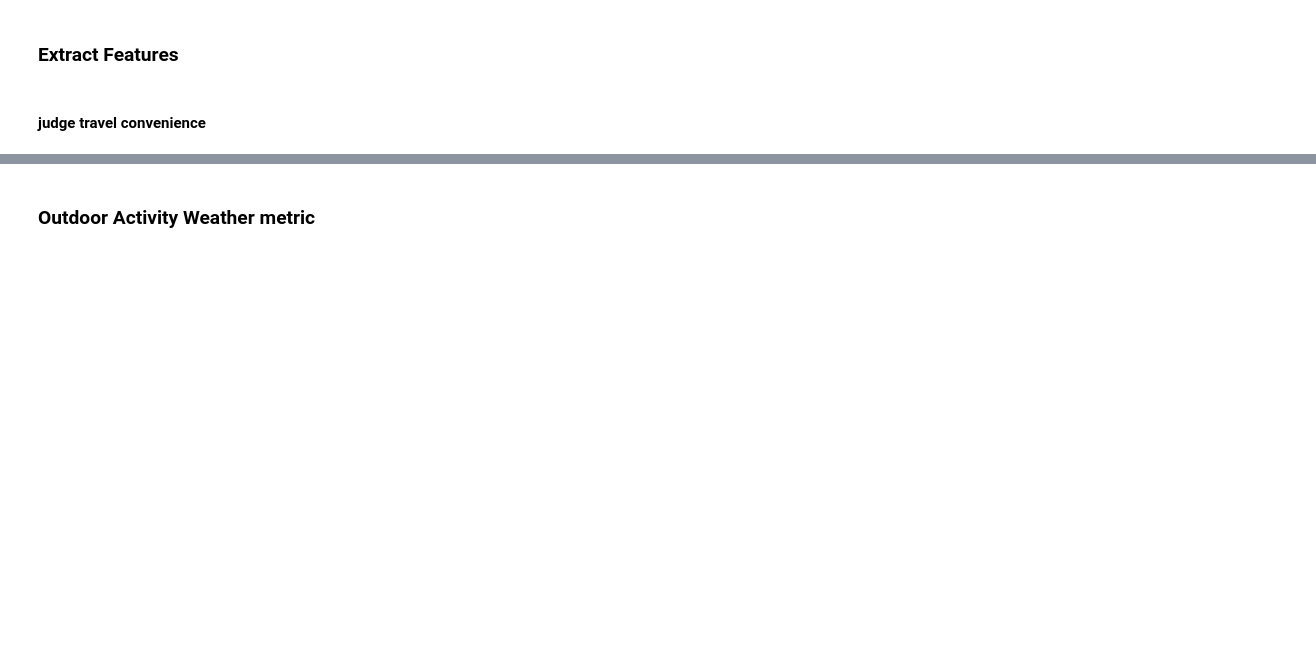
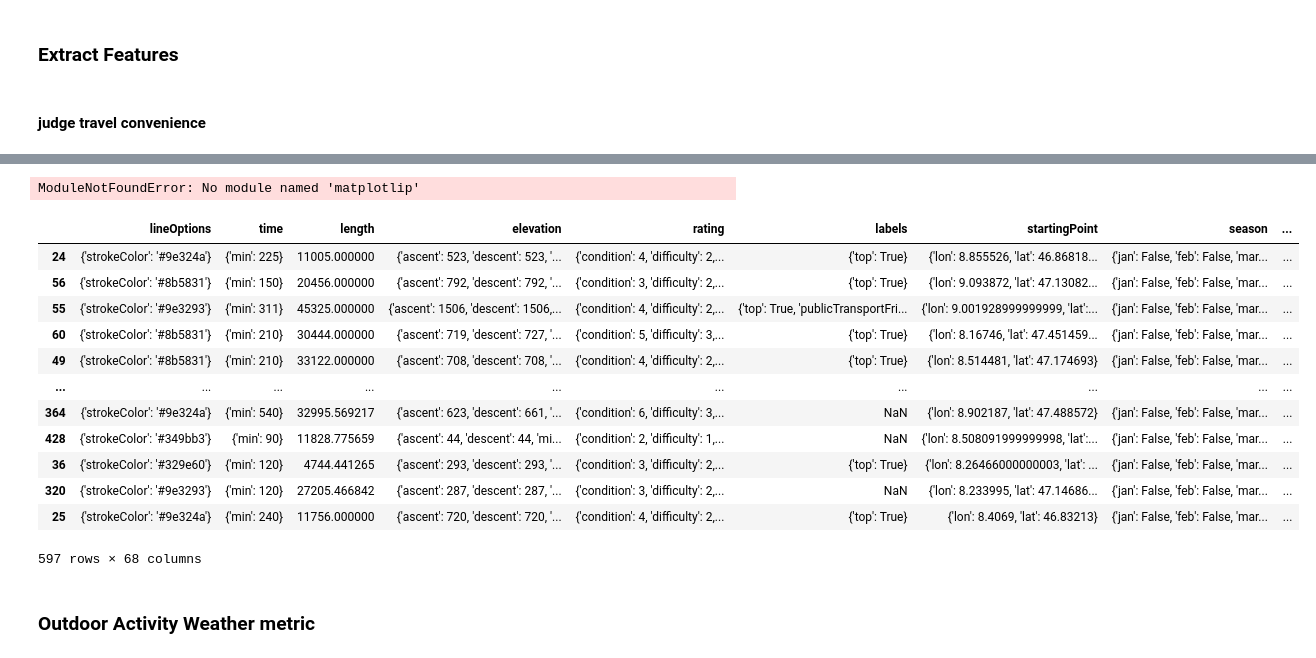
Before and after one commit to RiesBen/polyHack2021_SBB, a Jupyter notebook: src/jnbs/backend_logic.ipynb, the cells around one changed output, grey strips where cells are left out. Cells and saved outputs as stored; diff of their text form; code cells hidden in the pictures; blank space fills up the shorter version.

```diff
--- a/src/jnbs/backend_logic.ipynb
+++ b/src/jnbs/backend_logic.ipynb
@@ -287,7 +287,7 @@ def get_fastest_trip(trips):
 
 
 trip_oa_df_path = "oa_df_withStations_withTrips.obj"
-if(not os.path.exists(trip_oa_df_path) or True):
+if(not os.path.exists(trip_oa_df_path) or redoAll):
     trip_oa_df = f_oa_df
 
     all_trips = []
@@ -340,7 +349,7 @@ trip_oa_df['tripsToHome']
 # %% [markdown]
 ### Extract Features
 # %%
-fastest_trip_time = pd.Series([float(x['t'])/60 for x in trip_oa_df["fastestTripToDestination"]])
+fastest_trip_time = pd.Series([float(x['t'].seconds)/60 for x in trip_oa_df["fastestTripToDestination"]])
 nsegments_trip = pd.Series([float(x['nSegments']) for x in trip_oa_df["fastestTripToDestination"]])
 last_mileDist = pd.Series([float(x['distanceToOA']) for x in trip_oa_df["nextStation"]])
 oaUserRating = pd.Series([int(x['qualityOfExperience'])+int(x['landscape']) for x in trip_oa_df['rating']])
@@ -366,6 +423,8 @@ from matplotlip import pyplot as plt
 counts, x_axes, y_axes, m = plt.hist2d(x=trip_oa_df["feat_tripTime"].dropna(), y=trip_oa_df["feat_lastMile"].dropna(), bins=int(np.ceil(trip_oa_df["feat_tripTime"].shape[0]/40)))
 plt.ylabel("lastMile [kM]")
 plt.xlabel("travelTimeToDestination[min]")
+# %% [output]
+ModuleNotFoundError: No module named 'matplotlip'
 # %%
 counts, x_axes, y_axes, m = plt.hist2d(x=trip_oa_df["feat_tripTime"].dropna(), y=trip_oa_df["feat_oaUserRating"].dropna(), bins=int(np.ceil(trip_oa_df["feat_tripTime"].shape[0]/40)))
 plt.ylabel("oaUserRating")
@@ -390,6 +449,22 @@ else:
 trip_oa_df
 # %%
 trip_oa_df.columns
+# %%
+trip_oa_df.p
+# %% [output]
+|  | lineOptions | time | length | elevation | rating | labels | startingPoint | season | ... |
+| 24 | {'strokeColor': '#9e324a'} | {'min': 225} | 11005.000000 | {'ascent': 523, 'descent': 523, '... | {'condition': 4, 'difficulty': 2,... | {'top': True} | {'lon': 8.855526, 'lat': 46.86818... | {'jan': False, 'feb': False, 'mar... | ... |
+| 56 | {'strokeColor': '#8b5831'} | {'min': 150} | 20456.000000 | {'ascent': 792, 'descent': 792, '... | {'condition': 3, 'difficulty': 2,... | {'top': True} | {'lon': 9.093872, 'lat': 47.13082... | {'jan': False, 'feb': False, 'mar... | ... |
+| 55 | {'strokeColor': '#9e3293'} | {'min': 311} | 45325.000000 | {'ascent': 1506, 'descent': 1506,... | {'condition': 4, 'difficulty': 2,... | {'top': True, 'publicTransportFri... | {'lon': 9.001928999999999, 'lat':... | {'jan': False, 'feb': False, 'mar... | ... |
+| 60 | {'strokeColor': '#8b5831'} | {'min': 210} | 30444.000000 | {'ascent': 719, 'descent': 727, '... | {'condition': 5, 'difficulty': 3,... | {'top': True} | {'lon': 8.16746, 'lat': 47.451459... | {'jan': False, 'feb': False, 'mar... | ... |
+| 49 | {'strokeColor': '#8b5831'} | {'min': 210} | 33122.000000 | {'ascent': 708, 'descent': 708, '... | {'condition': 4, 'difficulty': 2,... | {'top': True} | {'lon': 8.514481, 'lat': 47.174693} | {'jan': False, 'feb': False, 'mar... | ... |
+| ... | ... | ... | ... | ... | ... | ... | ... | ... | ... |
+| 364 | {'strokeColor': '#9e324a'} | {'min': 540} | 32995.569217 | {'ascent': 623, 'descent': 661, '... | {'condition': 6, 'difficulty': 3,... | NaN | {'lon': 8.902187, 'lat': 47.488572} | {'jan': False, 'feb': False, 'mar... | ... |
+| 428 | {'strokeColor': '#349bb3'} | {'min': 90} | 11828.775659 | {'ascent': 44, 'descent': 44, 'mi... | {'condition': 2, 'difficulty': 1,... | NaN | {'lon': 8.508091999999998, 'lat':... | {'jan': False, 'feb': False, 'mar... | ... |
+| 36 | {'strokeColor': '#329e60'} | {'min': 120} | 4744.441265 | {'ascent': 293, 'descent': 293, '... | {'condition': 3, 'difficulty': 2,... | {'top': True} | {'lon': 8.26466000000003, 'lat': ... | {'jan': False, 'feb': False, 'mar... | ... |
+| 320 | {'strokeColor': '#9e3293'} | {'min': 120} | 27205.466842 | {'ascent': 287, 'descent': 287, '... | {'condition': 3, 'difficulty': 2,... | NaN | {'lon': 8.233995, 'lat': 47.14686... | {'jan': False, 'feb': False, 'mar... | ... |
+| 25 | {'strokeColor': '#9e324a'} | {'min': 240} | 11756.000000 | {'ascent': 720, 'descent': 720, '... | {'condition': 4, 'difficulty': 2,... | {'top': True} | {'lon': 8.4069, 'lat': 46.83213} | {'jan': False, 'feb': False, 'mar... | ... |
+597 rows × 68 columns
 # %% [markdown]
 ### Outdoor Activity Weather metric
 # %%
```
Also changed, not shown: parts of 7 cells of this notebook, 2 other files.
